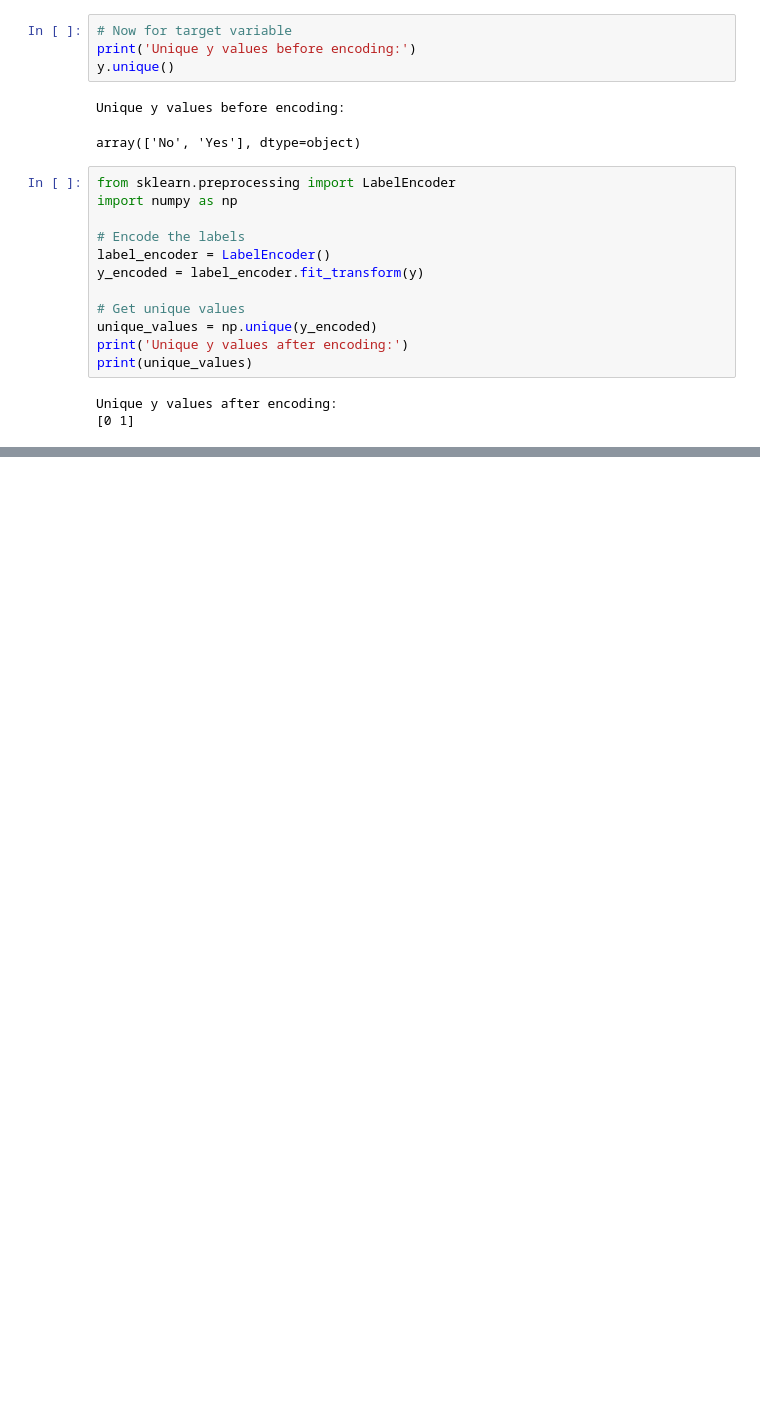
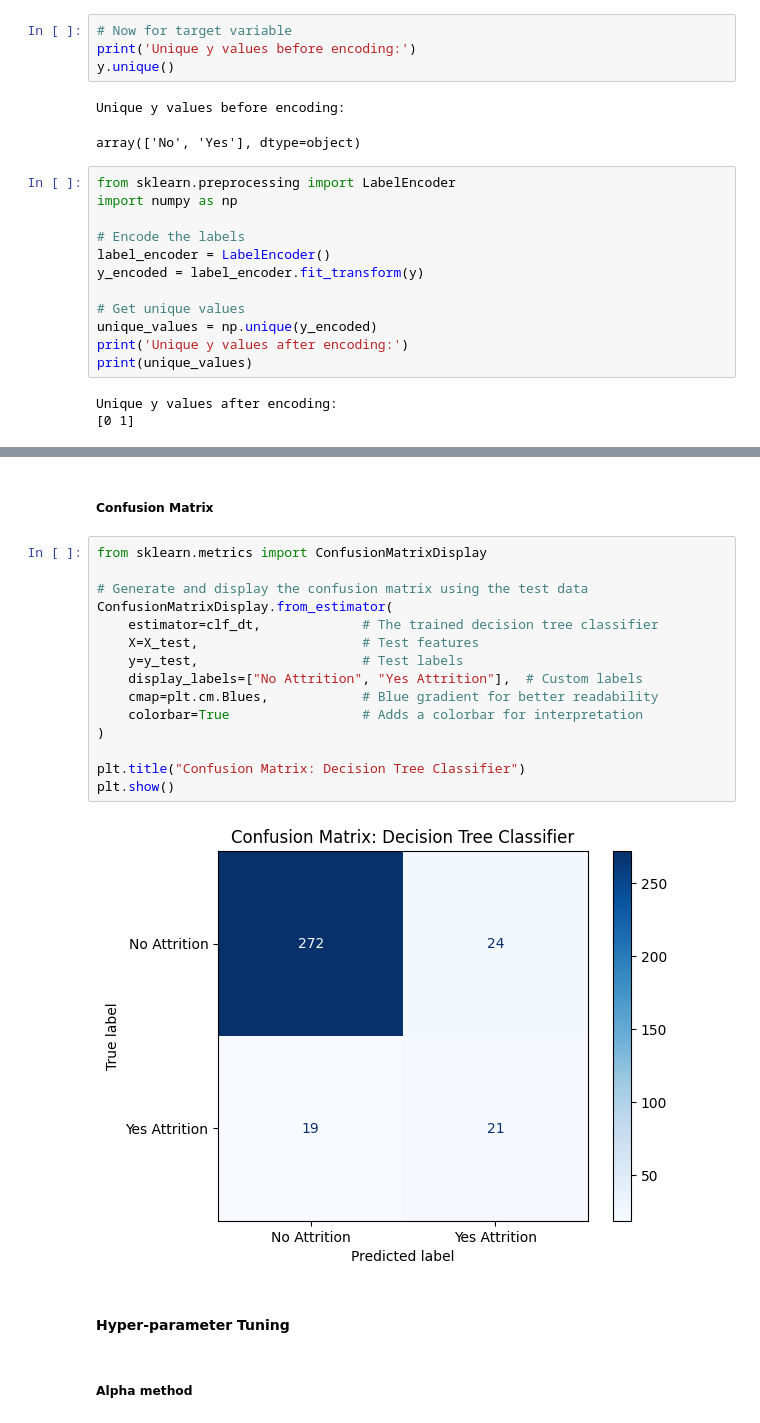
Before and after one commit to Jrk373/MachineLearningDemo, a Jupyter notebook: DecisionTreeClasifier.ipynb, the cells around one changed output, grey strips where cells are left out. Cells and saved outputs as stored; diff of their text form; blank space fills up the shorter version.

```diff
--- a/DecisionTreeClasifier.ipynb
+++ b/DecisionTreeClasifier.ipynb
@@ -372,0 +415,23 @@ DecisionTreeClassifier(random_state=373)
+# %% [markdown]
+##### Confusion Matrix
+# %%
+from sklearn.metrics import ConfusionMatrixDisplay
+
+# Generate and display the confusion matrix using the test data
+ConfusionMatrixDisplay.from_estimator(
+    estimator=clf_dt,             # The trained decision tree classifier
+    X=X_test,                     # Test features
+    y=y_test,                     # Test labels
+    display_labels=["No Attrition", "Yes Attrition"],  # Custom labels
+    cmap=plt.cm.Blues,            # Blue gradient for better readability
+    colorbar=True                 # Adds a colorbar for interpretation
+)
+
+plt.title("Confusion Matrix: Decision Tree Classifier")
+plt.show()
+# %% [output]
+[figure, added]
+# %% [markdown]
+#### Hyper-parameter Tuning
+# %% [markdown]
+##### Alpha method
```
Also changed, not shown: parts of 44 cells of this notebook.
